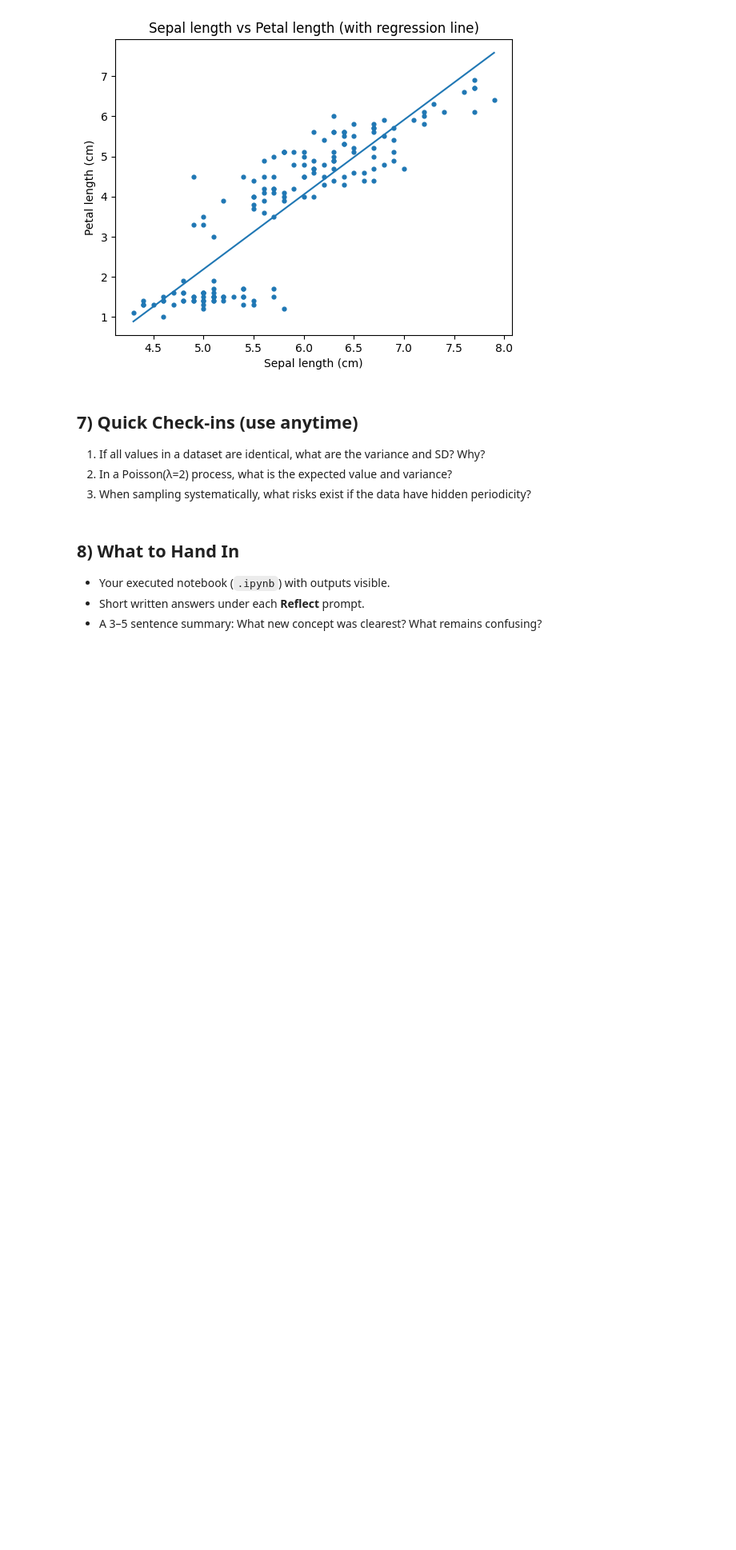
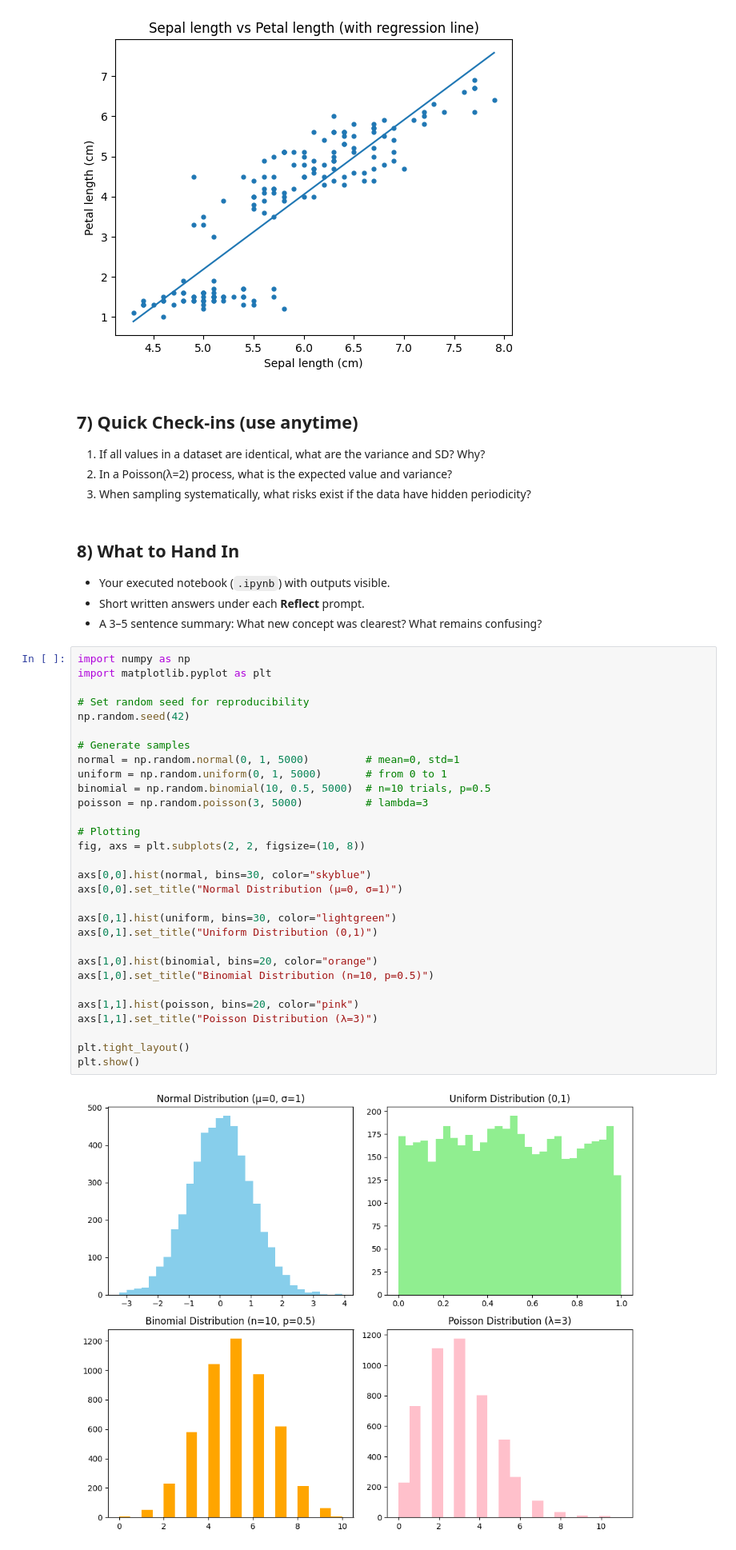
Before and after one commit to MehrdadJalali-AI/Statistics-and-Machine-Learning, a Jupyter notebook: DA1_C1_Mini_Labs.ipynb, the cells around one changed output. Shown at 80% size. Cells and saved outputs as stored; diff of their text form; blank space fills up the shorter version.

```diff
--- a/DA1_C1_Mini_Labs.ipynb
+++ b/DA1_C1_Mini_Labs.ipynb
@@ -373,3 +373,35 @@ Pearson r(sepal len, petal len)=0.872, p=1.04e-47
 - Your executed notebook (`.ipynb`) with outputs visible.
 - Short written answers under each **Reflect** prompt.
 - A 3–5 sentence summary: What new concept was clearest? What remains confusing?
+# %%
+import numpy as np
+import matplotlib.pyplot as plt
+
+# Set random seed for reproducibility
+np.random.seed(42)
+
+# Generate samples
+normal = np.random.normal(0, 1, 5000)         # mean=0, std=1
+uniform = np.random.uniform(0, 1, 5000)       # from 0 to 1
+binomial = np.random.binomial(10, 0.5, 5000)  # n=10 trials, p=0.5
+poisson = np.random.poisson(3, 5000)          # lambda=3
+
+# Plotting
+fig, axs = plt.subplots(2, 2, figsize=(10, 8))
+
+axs[0,0].hist(normal, bins=30, color="skyblue")
+axs[0,0].set_title("Normal Distribution (μ=0, σ=1)")
+
+axs[0,1].hist(uniform, bins=30, color="lightgreen")
+axs[0,1].set_title("Uniform Distribution (0,1)")
+
+axs[1,0].hist(binomial, bins=20, color="orange")
+axs[1,0].set_title("Binomial Distribution (n=10, p=0.5)")
+
+axs[1,1].hist(poisson, bins=20, color="pink")
+axs[1,1].set_title("Poisson Distribution (λ=3)")
+
+plt.tight_layout()
+plt.show()
+# %% [output]
+[figure, added]
```
